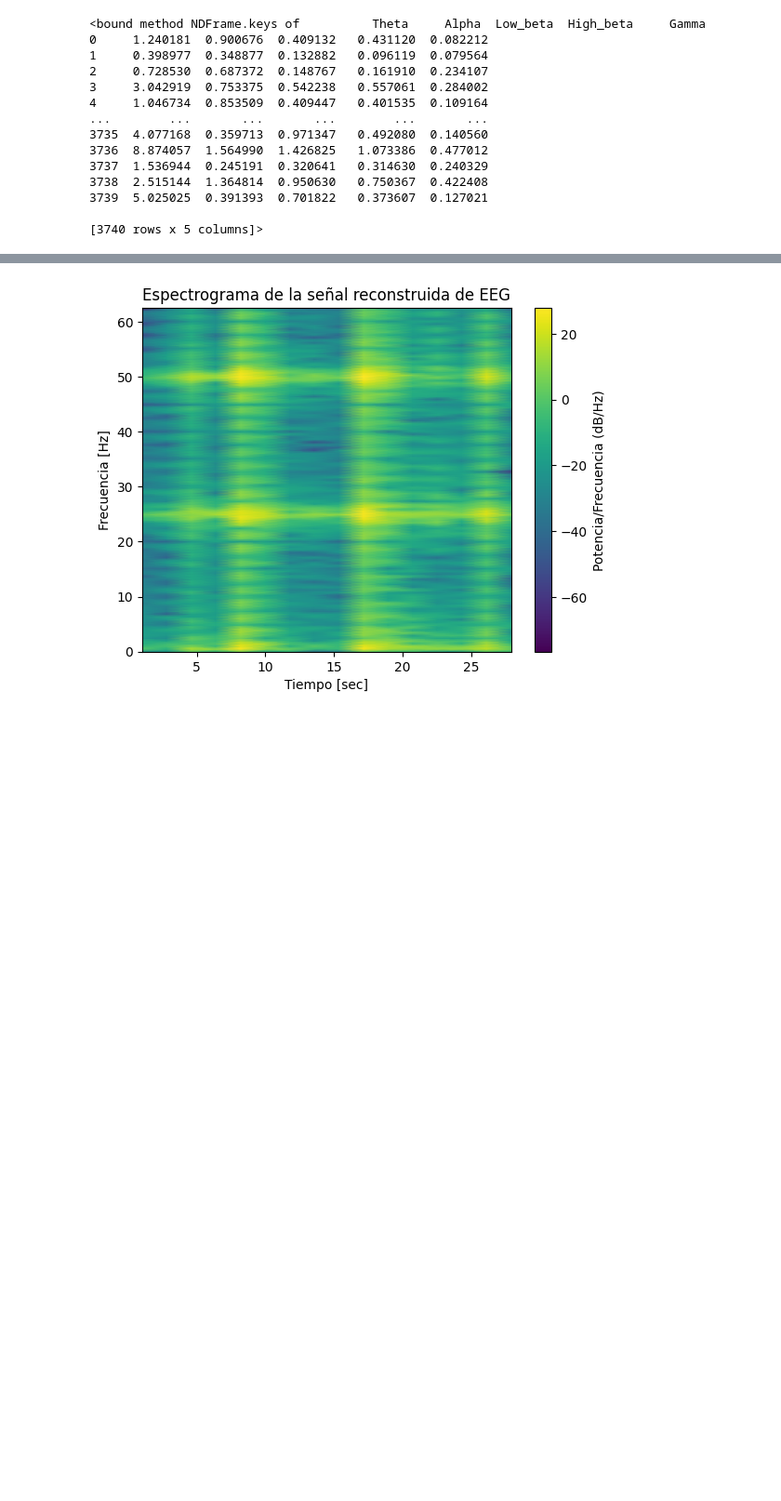
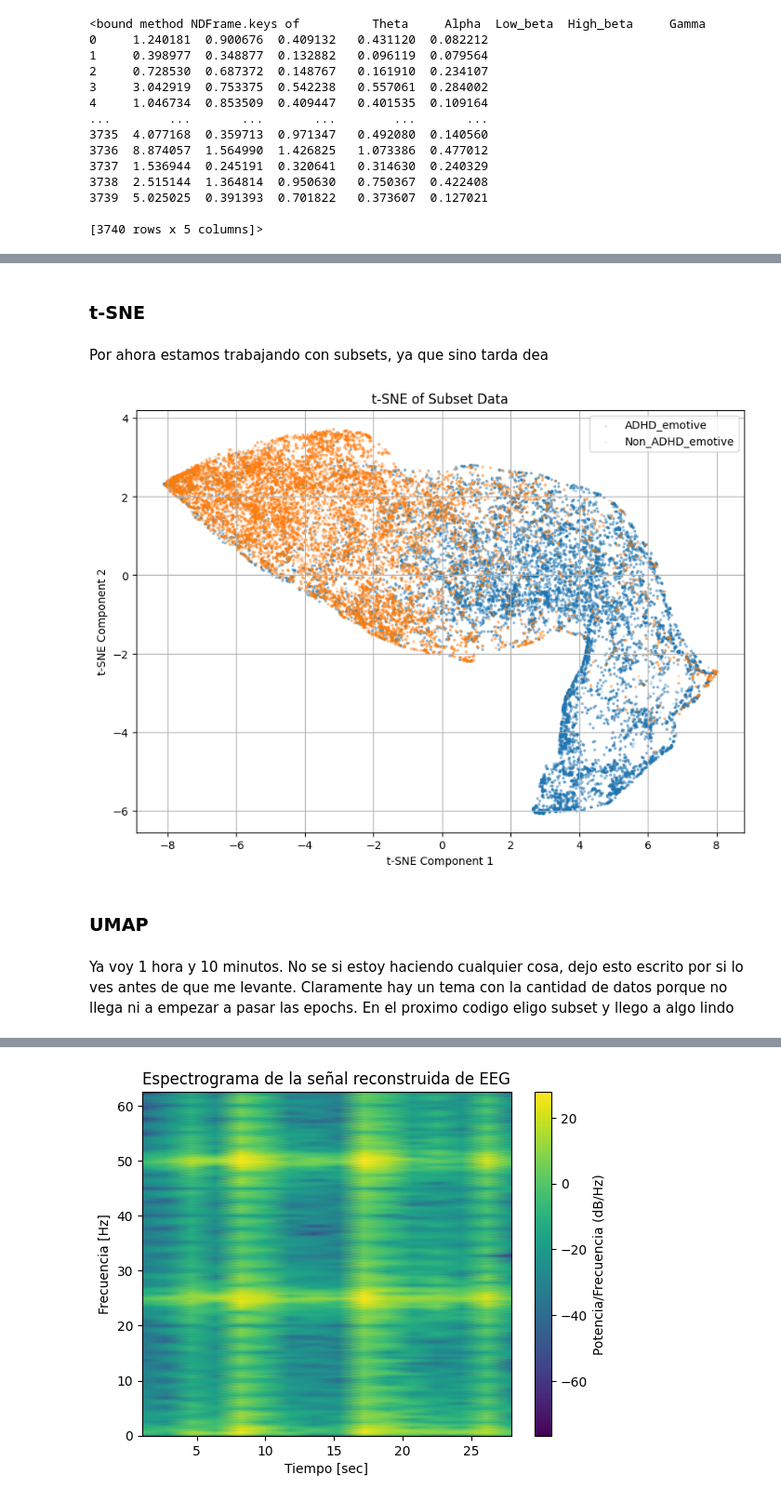
Before and after one commit to franitaa/ADHD-EEG-Game, a Jupyter notebook: ADHD_EEG_Game.ipynb, the cells around one changed output, grey strips where cells are left out. Shown at 93% size. Cells and saved outputs as stored; diff of their text form; code cells hidden in the pictures; blank space fills up the shorter version.

```diff
--- a/ADHD_EEG_Game.ipynb
+++ b/ADHD_EEG_Game.ipynb
@@ -189,0 +266,55 @@ Explained variance ratio:
+# %% [markdown]
+### t-SNE
+# %% [markdown]
+Por ahora estamos trabajando con subsets, ya que sino tarda dea
+# %%
+subset_size_each = 35000
+
+# Concatenate subsets from the beginning and end of the dataset
+x_subset = np.concatenate((x[:subset_size_each], x[-subset_size_each:]), axis=0)
+
+# Optionally add noise
+# noise = np.random.normal(0, 0.0001, size=x_subset.shape)
+# x_subset = x_subset + noise
+
+# Instantiate the t-SNE model
+tsne_model = TSNE(
+    n_components=2,
+    perplexity=50,
+    learning_rate=200,
+    n_iter=250
+)
+
+# Fit and transform the subset of data
+tsne_components = tsne_model.fit_transform(x_subset)
+
+# Create a DataFrame with the t-SNE components
+tsne_df = pd.DataFrame(data=tsne_components, columns=['tsne_component_1', 'tsne_component_2'])
+
+# Combine the t-SNE components with the labels
+y_concatenated = pd.concat([y[:subset_size_each].reset_index(drop=True), y[-subset_size_each:].reset_index(drop=True)])
+final_df_tsne = pd.concat([tsne_df, y_concatenated.reset_index(drop=True)], axis=1)
+
+# Plot the t-SNE results
+plt.figure(figsize=(10, 7))
+for label in final_df_tsne['Label'].unique():
+    subset = final_df_tsne[final_df_tsne['Label'] == label]
+    plt.scatter(
+        subset['tsne_component_1'],
+        subset['tsne_component_2'],
+        label=label,
+        s=3,
+        alpha=0.1
+    )
+plt.title('t-SNE of Subset Data')
+plt.xlabel('t-SNE Component 1')
+plt.ylabel('t-SNE Component 2')
+plt.legend(loc='best')
+plt.grid(True)
+plt.show()
+# %% [output]
+[figure, added]
+# %% [markdown]
+### UMAP
+# %% [markdown]
+Ya voy 1 hora y 10 minutos. No se si estoy haciendo cualquier cosa, dejo esto escrito por si lo ves antes de que me levante. Claramente hay un tema con la cantidad de datos porque no llega ni a empezar a pasar las epochs. En el proximo codigo eligo subset y llego a algo lindo
```
Also changed, not shown: parts of 20 cells of this notebook.
